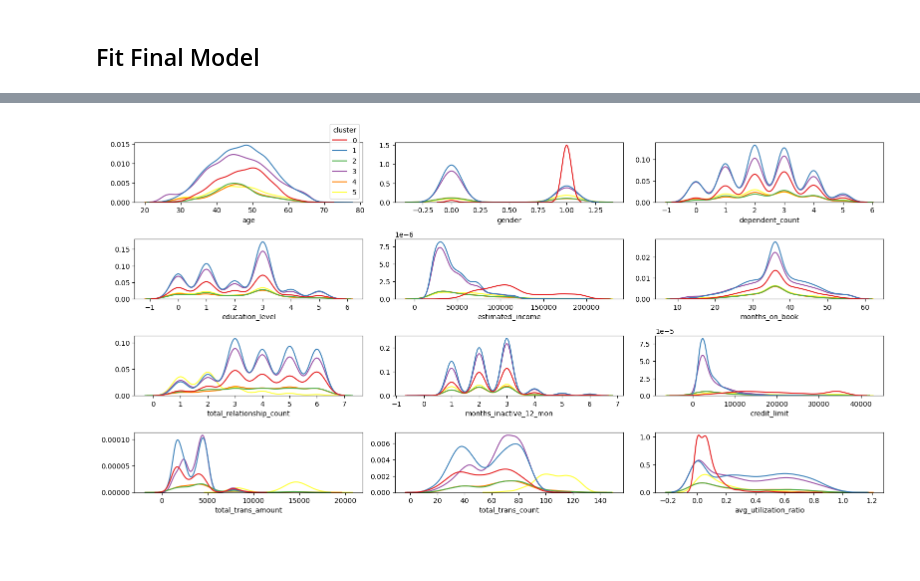
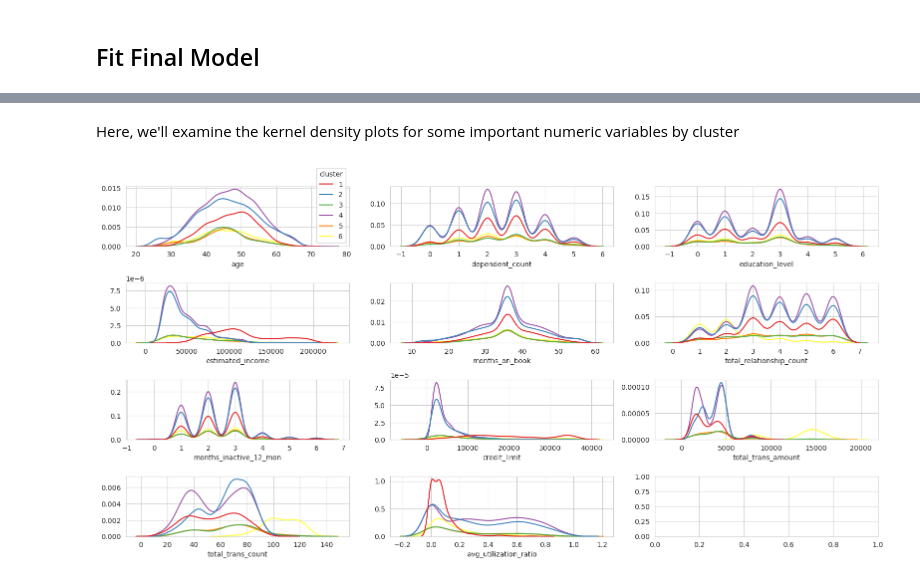
Before and after one commit to timothy-hister/credit_card, a Jupyter notebook: credit_card.ipynb, the cells around one changed output, grey strips where cells are left out. Drawn from its saved outputs; the diff is of its cells as text; code cells hidden in the pictures; blank space fills up the shorter version.

```diff
--- a/credit_card.ipynb
+++ b/credit_card.ipynb
@@ -199,7 +177,7 @@ Optimize Number of Clusters
 inertias = []
 for k in range(1,11):
     model = KMeans(n_clusters = k)
-    model.fit_predict(cust_scaled)
+    model.fit_predict(X)
     inertias.append(model.inertia_)
 
 inertias
@@ -229,5 +207,3 @@ Fit Final Model
 --------------
 # %%
 model = KMeans(n_clusters = 6)
-model.fit_predict(cust_scaled)
-print(model)
@@ -236,2 +212,5 @@ KMeans(n_clusters=6)
+# %%
+cust_raw['cluster'] = model.fit_predict(X) + 1
+cust['cluster'] = cust_raw['cluster']
 # %%
-cust['cluster'] = model.labels_
+cust['cluster'].value_counts().sort_index()
@@ -238,14 +225,16 @@ cust['cluster'] = model.labels_
+# %% [markdown]
+Here, we'll examine the kernel density plots for some important numeric variables by cluster
 # %%
 fig, axs = plt.subplots(4, 3, figsize=(16, 8))
 
-for i, c in enumerate(['age', 'gender', 'dependent_count', 'education_level',
+for i, c in enumerate(['age', 'dependent_count', 'education_level',
        'estimated_income', 'months_on_book', 'total_relationship_count',
        'months_inactive_12_mon', 'credit_limit', 'total_trans_amount',
        'total_trans_count', 'avg_utilization_ratio']):
     g = sns.kdeplot(data=cust, x=c, hue='cluster', palette='Set1', ax=axs[i//3][i%3], legend=True if i==0 else False)
     g.set_ylabel('')
 
 plt.tight_layout()
 plt.show()
 # %% [output]
-[figure, old version]
+[figure, new version]
```
Also changed, not shown: parts of 38 cells of this notebook.
